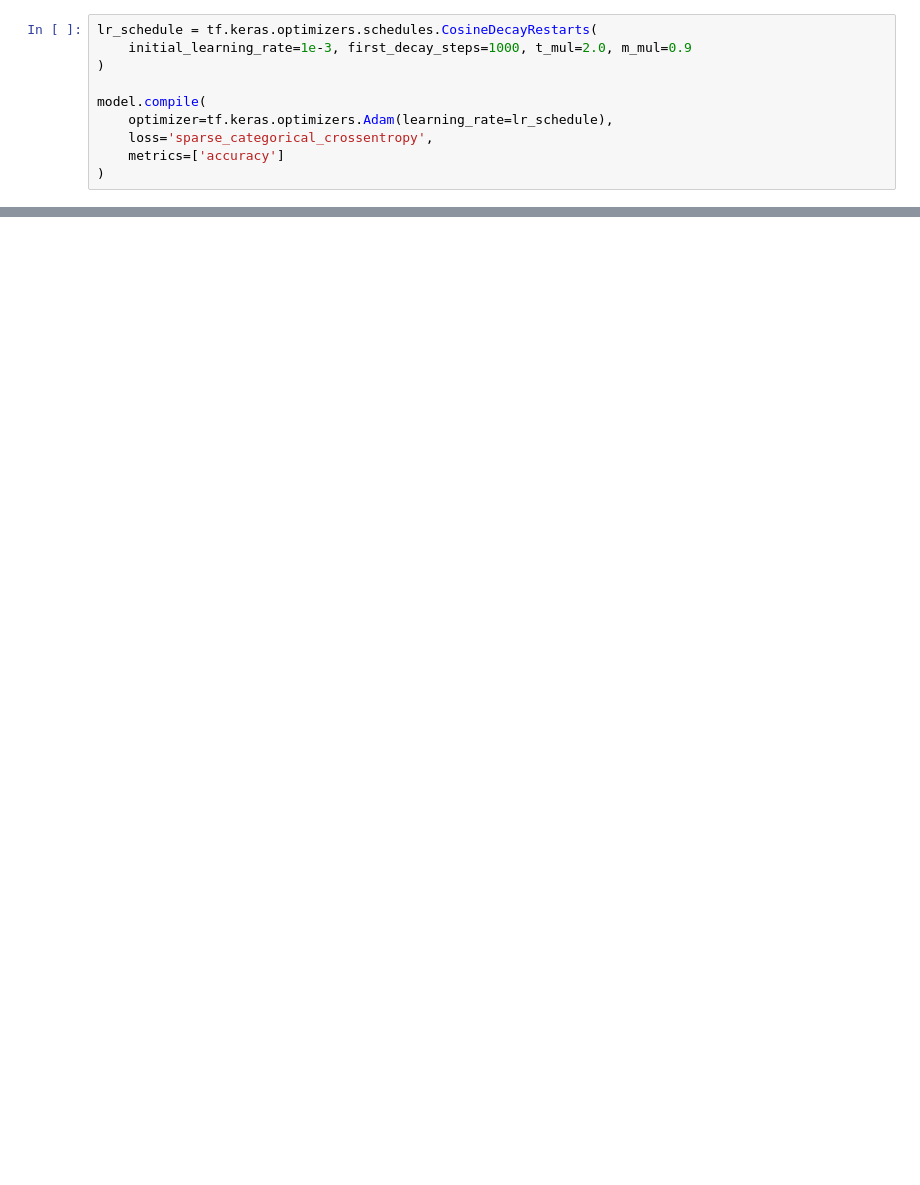
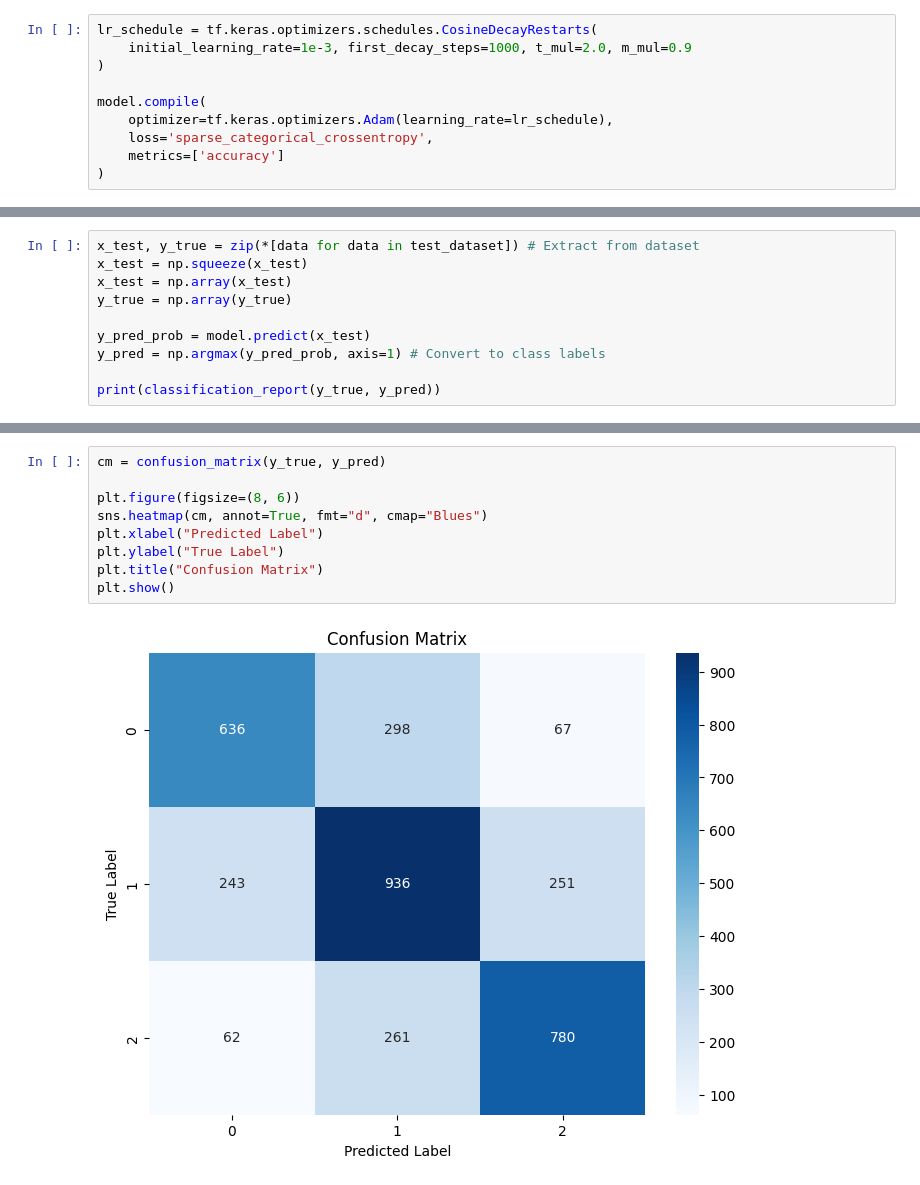
Before and after one commit to ProfessionalSalmon/Tweet-Sentiment-Analysis, a Jupyter notebook: notebook/tweet_keras.ipynb, the cells around one changed output, grey strips where cells are left out. Drawn from its saved outputs; the diff is of its cells as text; blank space fills up the shorter version.

```diff
--- a/notebook/tweet_keras.ipynb
+++ b/notebook/tweet_keras.ipynb
@@ -417,0 +423,10 @@ Test Accuracy: 0.6950
+# %%
+x_test, y_true = zip(*[data for data in test_dataset]) # Extract from dataset
+x_test = np.squeeze(x_test)
+x_test = np.array(x_test)
+y_true = np.array(y_true)
+
+y_pred_prob = model.predict(x_test)
+y_pred = np.argmax(y_pred_prob, axis=1) # Convert to class labels
+
+print(classification_report(y_true, y_pred))
@@ -417,0 +444,11 @@ Test Accuracy: 0.6950
+# %%
+cm = confusion_matrix(y_true, y_pred)
+
+plt.figure(figsize=(8, 6))
+sns.heatmap(cm, annot=True, fmt="d", cmap="Blues")
+plt.xlabel("Predicted Label")
+plt.ylabel("True Label")
+plt.title("Confusion Matrix")
+plt.show()
+# %% [output]
+[figure, added]
```
Also changed, not shown: parts of 28 cells of this notebook.
